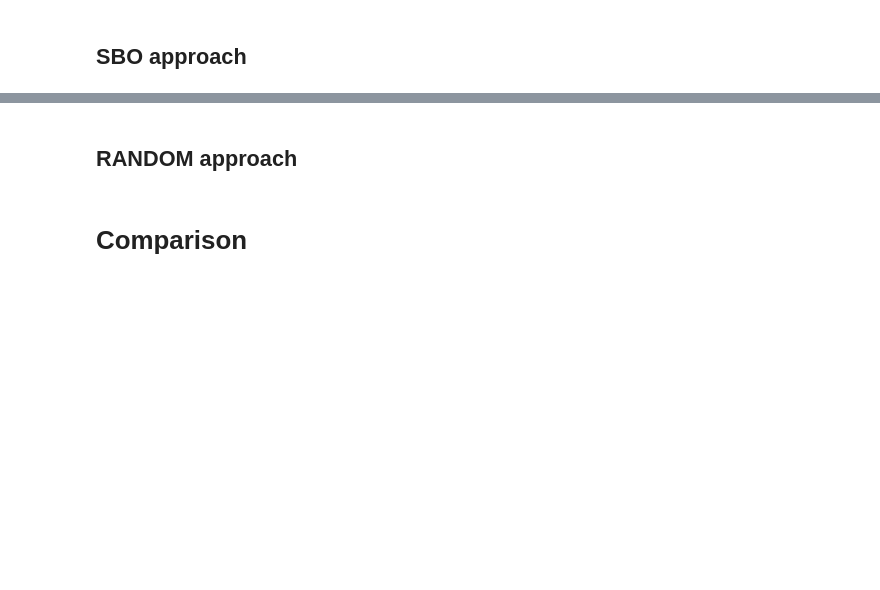
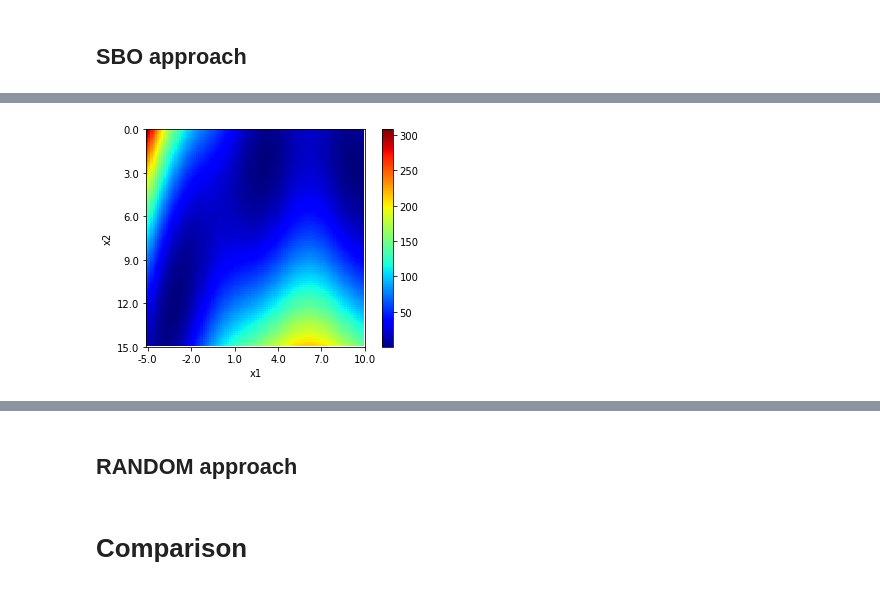
Before and after one commit to alan-turing-institute/SBO_Pyro, a Jupyter notebook: Performance_tests_working.ipynb, the cells around one changed output, grey strips where cells are left out. Cells and saved outputs as stored; diff of their text form; code cells hidden in the pictures; blank space fills up the shorter version.

```diff
--- a/Performance_tests_working.ipynb
+++ b/Performance_tests_working.ipynb
@@ -243,6 +256,10 @@ branin_hoo_lms = torch.stack(
     (torch.tensor([-math.pi, math.pi, 9.42478]),
      torch.tensor([12.275, 2.275, 2.475])), dim=1)
 
+branin_hoo_lms_np = np.stack(
+    (np.array([-math.pi, math.pi, 9.42478]),
+     np.array([12.275, 2.275, 2.475])), axis=1)
+
 assert np.allclose(branin_hoo(branin_hoo_lms).numpy(),
         np.array([0.397887, 0.397887, 0.397887], dtype=np.float32), rtol=1e-6)
 # %%
@@ -265,6 +282,6 @@ adam_params={"lr":0.1} # 0.005
 
 num_candidates = 10
 
-bo_steps = 20
+bo_steps = 2
 
 num_tests = 1
@@ -292,17 +308,13 @@ gp_model_svi.kernel.lengthscale = pyro.nn.PyroSample(dist.LogNormal(3, 1).expand
 gp_model_svi.kernel.variance = pyro.nn.PyroSample(dist.LogNormal(5, 2))
 gp_model_svi.noise = pyro.nn.PyroSample(dist.LogNormal(0, 1))
 
-# # Set guides
-# gp_model_svi.kernel.autoguide("lengthscale", dist.Normal)
-# gp_model_svi.kernel.autoguide("variance", dist.Normal)
-# gp_model_svi.autoguide("noise", dist.Normal)
+# Set guides
+gp_model_svi.kernel.autoguide("lengthscale", dist.Normal)
+gp_model_svi.kernel.autoguide("variance", dist.Normal)
+gp_model_svi.autoguide("noise", dist.Normal)
 
-# # optimise
-# optimizer = torch.optim.Adam(gp_model_svi.parameters(), lr=adam_params['lr'])
-# loss_fn = pyro.infer.TraceMeanField_ELBO().differentiable_loss
-# losses = gp.util.train(gp_model_svi, optimizer, loss_fn, num_steps=1000)
-
-losses, _ = train(gp_model_svi, num_steps=adam_num_steps, adam_params=adam_params)
+# optimise
+losses, _ = train_gp(gp_model_svi, num_steps=adam_num_steps, adam_params=adam_params)
 # %%
 plt.semilogy(losses);
 # %%
@@ -621,9 +606,9 @@ class ParametricMeanFn(PyroModule):
 
     def __init__(self):
         super().__init__()
-        self.alpha = PyroSample(dist.Uniform(0, 20))
-        self.beta = PyroSample(dist.Uniform(0, 20))
-        self.gamma = PyroSample(dist.Uniform(0, 20))
+        self.alpha = PyroSample(dist.Uniform(0, 5))
+        self.beta = PyroSample(dist.Uniform(0, 5))
+        self.gamma = PyroSample(dist.Uniform(0, 5))
 
     def forward(self, X):
         x1 = X[...,0]
@@ -779,3 +780,20 @@ plt.semilogy(losses)
+# %%
+
+def plot_function(f, n_points=100):
+    XX, YY = np.meshgrid(np.linspace(-5, 10, n_points), np.linspace(0, 15, n_points))
+    ZZ = f(torch.FloatTensor(np.stack([XX.ravel(), YY.ravel()]).T))
+    plt.imshow(ZZ.reshape(n_points, n_points));
+    plt.xticks(np.linspace(0, n_points, 6), np.linspace(-5, 10, 6))
+    plt.yticks(np.linspace(0, n_points, 6), np.linspace(0, 15, 6))
+    plt.xlabel('x1')
+    plt.ylabel('x2')
+    plt.set_cmap('jet')
+    plt.colorbar()
+
+plt.figure(figsize=(6,4))
+plot_function(branin_hoo)
+# %% [output]
+[figure, added]
 # %%
 predictive = pyro.infer.Predictive(semiparametric, guide=guide, num_samples=10, return_sites=('y',))
 
```
Also changed, not shown: parts of 23 cells of this notebook.
